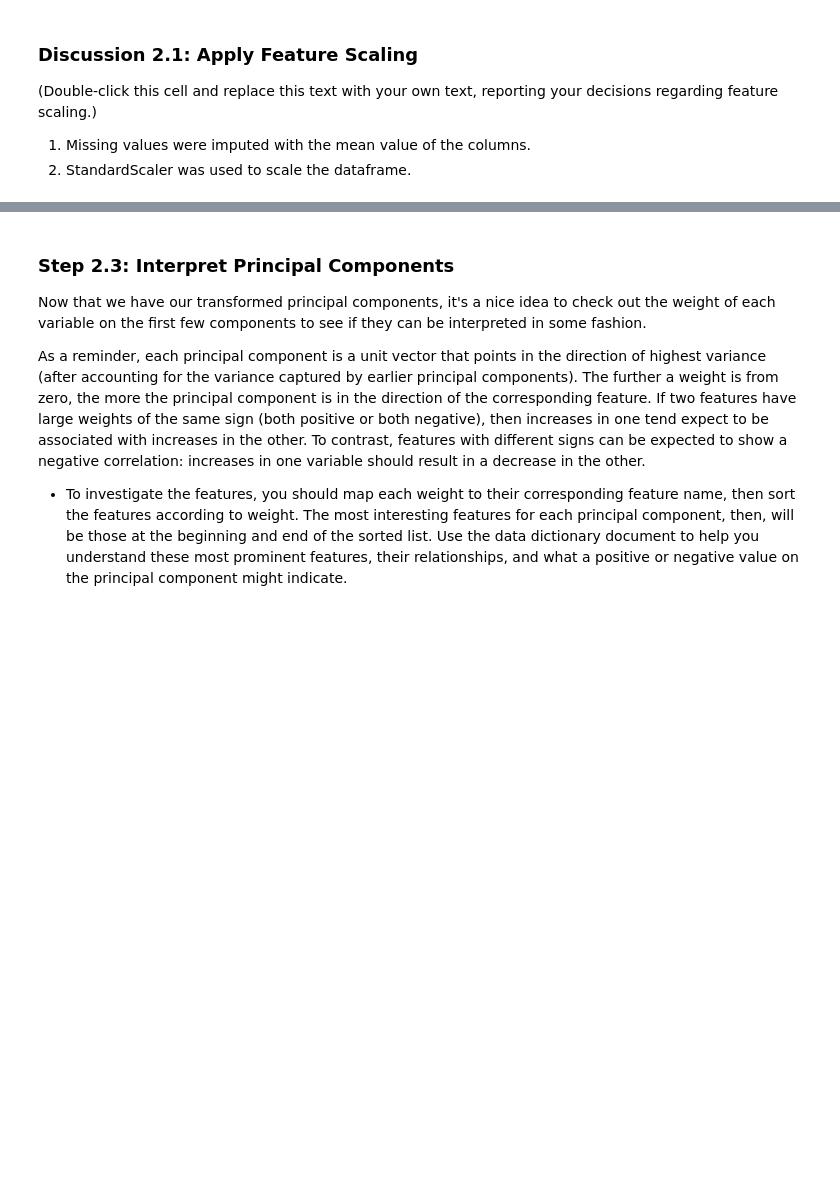
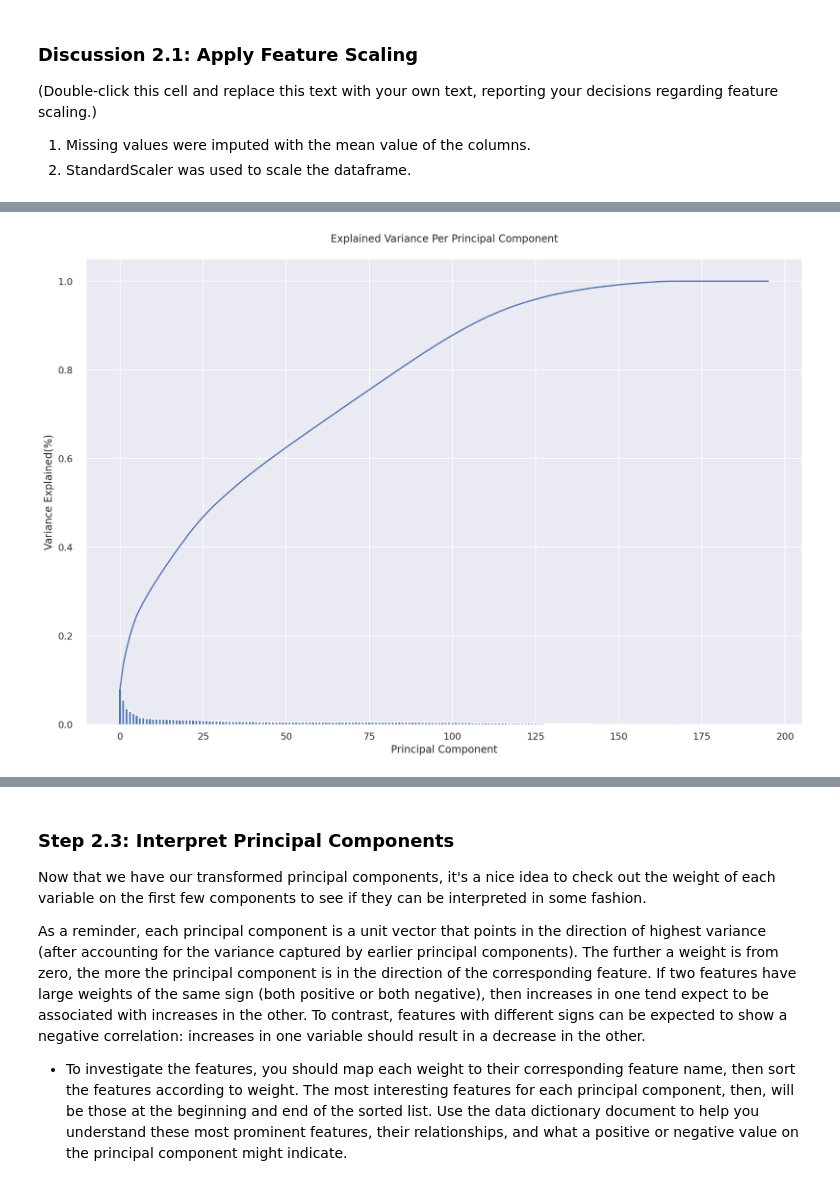
Before and after one commit to evelthon/Intro-to-Machine-Learning-with-Pytorch, a Jupyter notebook: projects/p3_Identify-Customer-Segments/Identify_Customer_Segments.ipynb, the cells around one changed output, grey strips where cells are left out. Cells and saved outputs as stored; diff of their text form; code cells hidden in the pictures; blank space fills up the shorter version.

```diff
--- a/projects/p3_Identify-Customer-Segments/Identify_Customer_Segments.ipynb
+++ b/projects/p3_Identify-Customer-Segments/Identify_Customer_Segments.ipynb
@@ -870,2 +917,24 @@ On your scaled data, you are now ready to apply dimensionality reduction techniq
+# %%
+# Investigate the variance accounted for by each principal component.
+def scree_plot(pca):
+    num_components = len(pca.explained_variance_ratio_)
+    index = np.arange(num_components)
+    values = pca.explained_variance_ratio_
+
+    plt.figure(figsize=(15, 10))
+    ax = plt.subplot()
+    cumvalues = np.cumsum(values)
+    ax.bar(index, values)
+    ax.plot(index, cumvalues)
+    ax.xaxis.set_tick_params(width=0)
+    ax.yaxis.set_tick_params(width=2, length=12)
+
+    ax.set_xlabel("Principal Component")
+    ax.set_ylabel("Variance Explained(%)")
+    plt.title('Explained Variance Per Principal Component\n')
+
+scree_plot(pca)
+# %% [output]
+[figure, added]
 # %%
 # Re-apply PCA to the data while selecting for number of components to retain.
```
Also changed, not shown: parts of 15 cells of this notebook.
